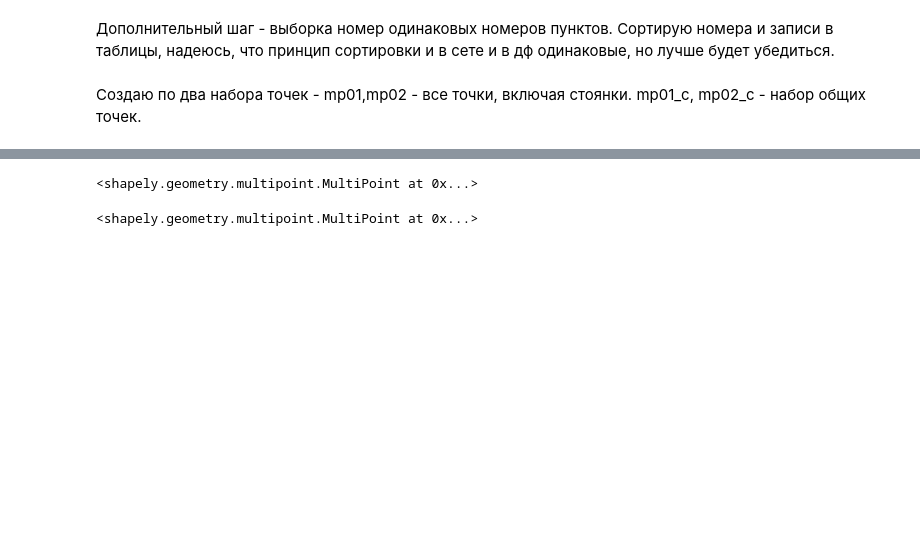
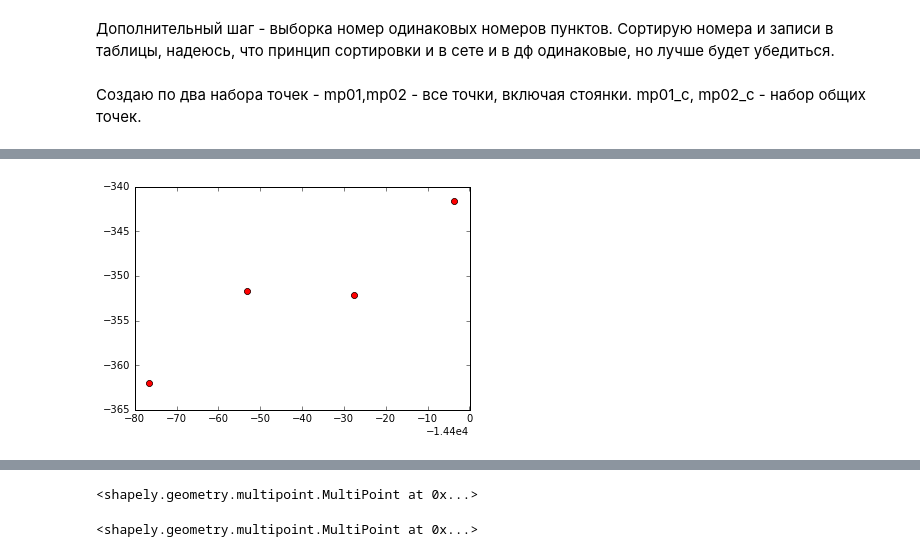
Before and after one commit to mexgil/bispor, a Jupyter notebook: Clean_shapely.ipynb, the cells around one changed output, grey strips where cells are left out. Cells and saved outputs as stored; diff of their text form; code cells hidden in the pictures; blank space fills up the shorter version.

```diff
--- a/Clean_shapely.ipynb
+++ b/Clean_shapely.ipynb
@@ -53,0 +70,4 @@ mp02_c = MultiPoint([i[2:4] for i in df02_com.itertuples()])
+# %%
+plp((mp01_c[0:-2],),1)
+# %% [output]
+[figure, added]
```
Also changed, not shown: parts of 17 cells of this notebook, 3 other files.
